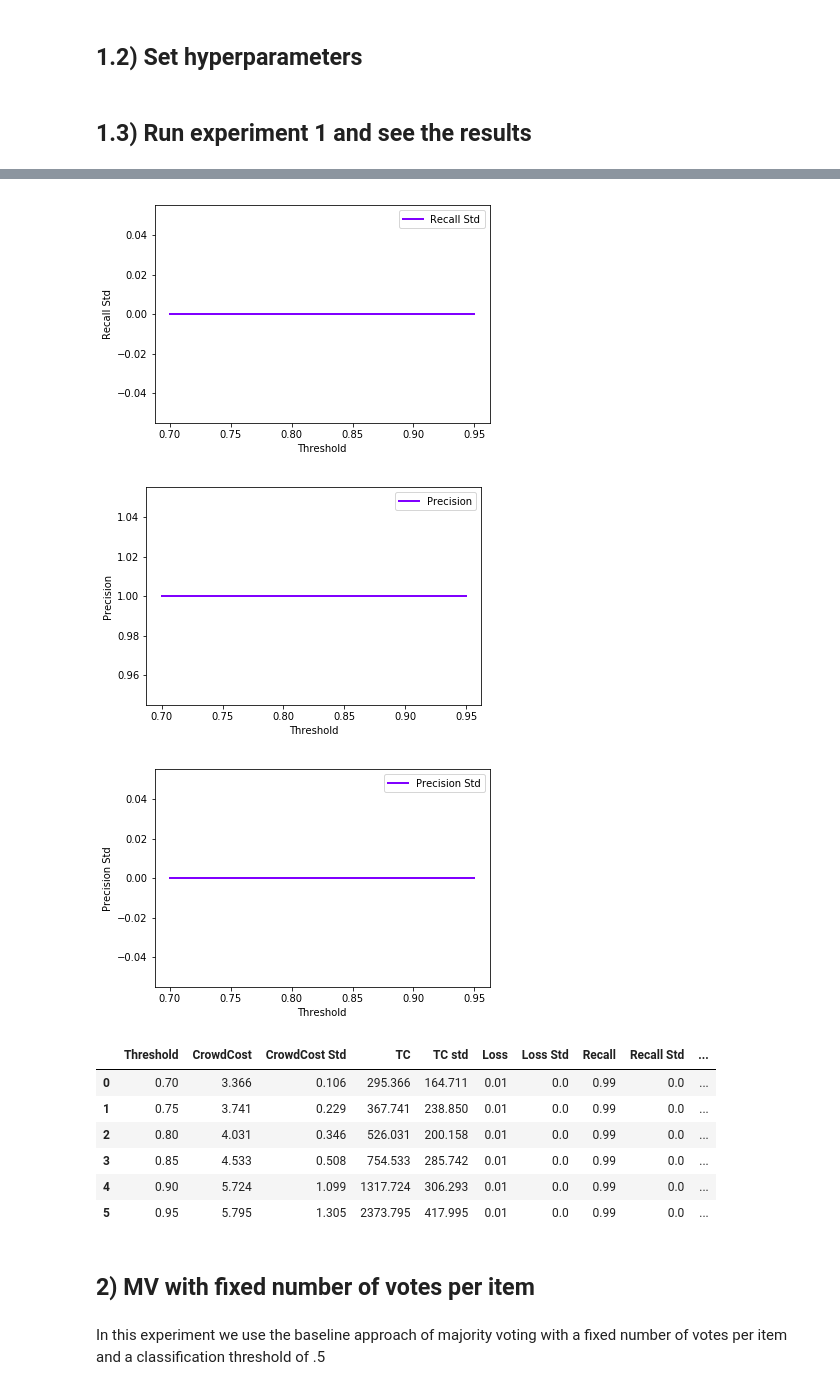
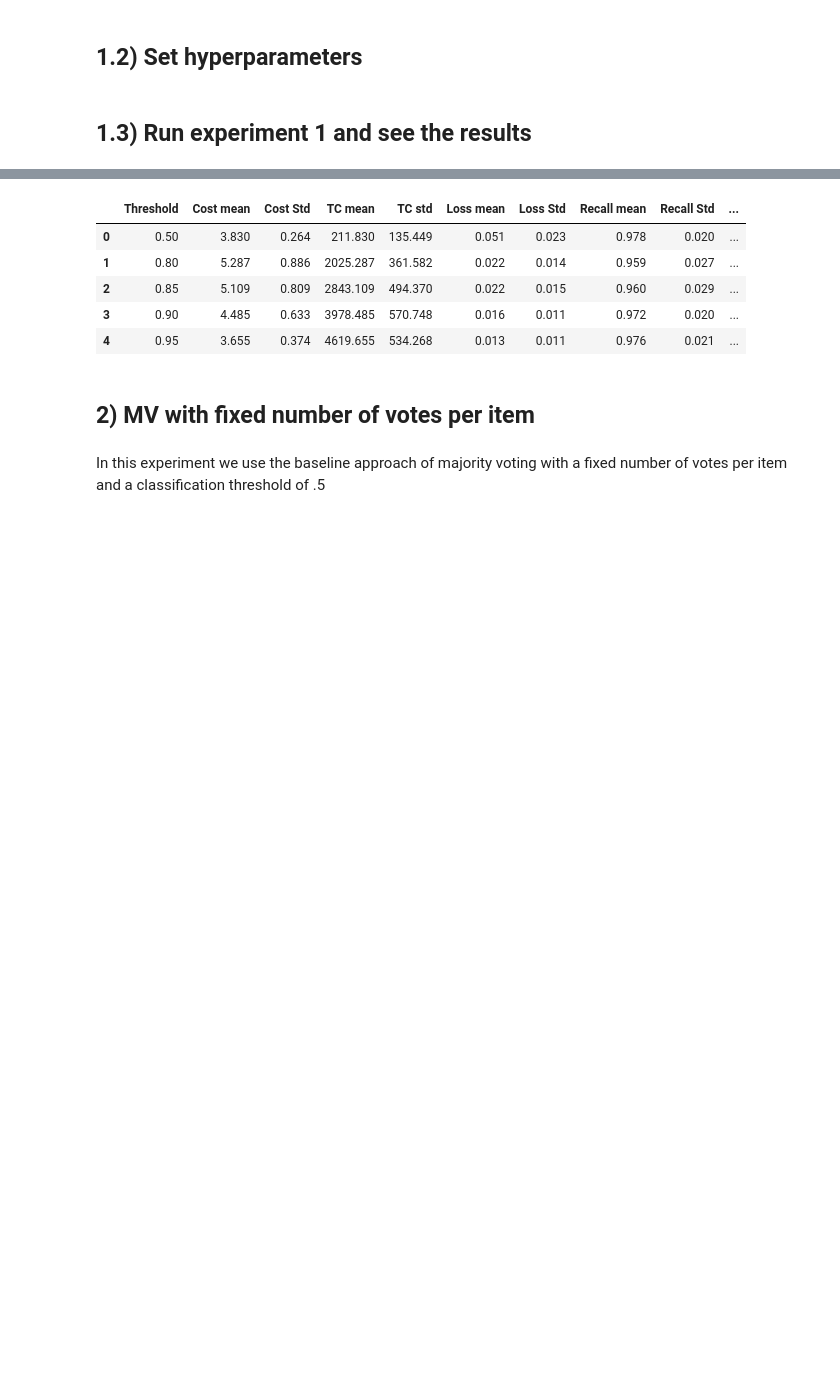
Before and after one commit to pmaglione/classification_model, a Jupyter notebook: main_algorithm_with_experiments.ipynb, the cells around one changed output, grey strips where cells are left out. Drawn from its saved outputs; the diff is of its cells as text; code cells hidden in the pictures; blank space fills up the shorter version.

```diff
--- a/main_algorithm_with_experiments.ipynb
+++ b/main_algorithm_with_experiments.ipynb
@@ -95,12 +101,12 @@ expert_cost_increment = 2
 #crowd
 workers_num = 1000
 z = 0 #% cheaters
-fixed_acc = True
+fixed_acc = False
 workers_acc = .9
 
 #ground truth
 items_num = 100
-data_true_percentage = 1
+data_true_percentage = .5
 
 #experiment
 iterations_per_ct = 50
@@ -302,14 +308,9 @@ cts = [.7, .75, .8, .85, .9, .95] #classification thresholds
 ## 1.3) Run experiment 1 and see the results
 # %%
 results_mv = run_experiment_1()
-columns = ["CrowdCost","CrowdCost Std", "TC", "TC std", "Loss", "Loss Std", "Recall", "Recall Std", "Precision", "Precision Std"]
+columns = ["Cost mean","Cost Std", "TC mean", "TC std", "Loss mean", "Loss Std", "Recall mean", "Recall Std", "Precision mean", "Precision Std"]
 pdColumns = ["Threshold"] + columns
 
-#plots
-i = 1
-for column in columns:
-    alg_utils.plot_results(cts, {column: [x[i] for x in results_mv]}, "Threshold", column)
-    i += 1
 #table
 pd.DataFrame(results_mv, columns=pdColumns).to_csv('results/smart_stop_mv.csv', index=False)
 pd.DataFrame(results_mv, columns=pdColumns)
@@ -324,13 +318,9 @@ pd.DataFrame(results_mv, columns=pdColumns)
-[figure, removed]
-[figure, removed]
-[figure, removed]
-|  | Threshold | CrowdCost | CrowdCost Std | TC | TC std | Loss | Loss Std | Recall | Recall Std | ... |
-| 0 | 0.70 | 3.366 | 0.106 | 295.366 | 164.711 | 0.01 | 0.0 | 0.99 | 0.0 | ... |
-| 1 | 0.75 | 3.741 | 0.229 | 367.741 | 238.850 | 0.01 | 0.0 | 0.99 | 0.0 | ... |
-| 2 | 0.80 | 4.031 | 0.346 | 526.031 | 200.158 | 0.01 | 0.0 | 0.99 | 0.0 | ... |
-| 3 | 0.85 | 4.533 | 0.508 | 754.533 | 285.742 | 0.01 | 0.0 | 0.99 | 0.0 | ... |
-| 4 | 0.90 | 5.724 | 1.099 | 1317.724 | 306.293 | 0.01 | 0.0 | 0.99 | 0.0 | ... |
-| 5 | 0.95 | 5.795 | 1.305 | 2373.795 | 417.995 | 0.01 | 0.0 | 0.99 | 0.0 | ... |
+|  | Threshold | Cost mean | Cost Std | TC mean | TC std | Loss mean | Loss Std | Recall mean | Recall Std | ... |
+| 0 | 0.50 | 3.830 | 0.264 | 211.830 | 135.449 | 0.051 | 0.023 | 0.978 | 0.020 | ... |
+| 1 | 0.80 | 5.287 | 0.886 | 2025.287 | 361.582 | 0.022 | 0.014 | 0.959 | 0.027 | ... |
+| 2 | 0.85 | 5.109 | 0.809 | 2843.109 | 494.370 | 0.022 | 0.015 | 0.960 | 0.029 | ... |
+| 3 | 0.90 | 4.485 | 0.633 | 3978.485 | 570.748 | 0.016 | 0.011 | 0.972 | 0.020 | ... |
+| 4 | 0.95 | 3.655 | 0.374 | 4619.655 | 534.268 | 0.013 | 0.011 | 0.976 | 0.021 | ... |
 # %% [markdown]
 ## 2) MV with fixed number of votes per item
 # %% [markdown]
```
Also changed, not shown: parts of 8 cells of this notebook, 4 other files.
